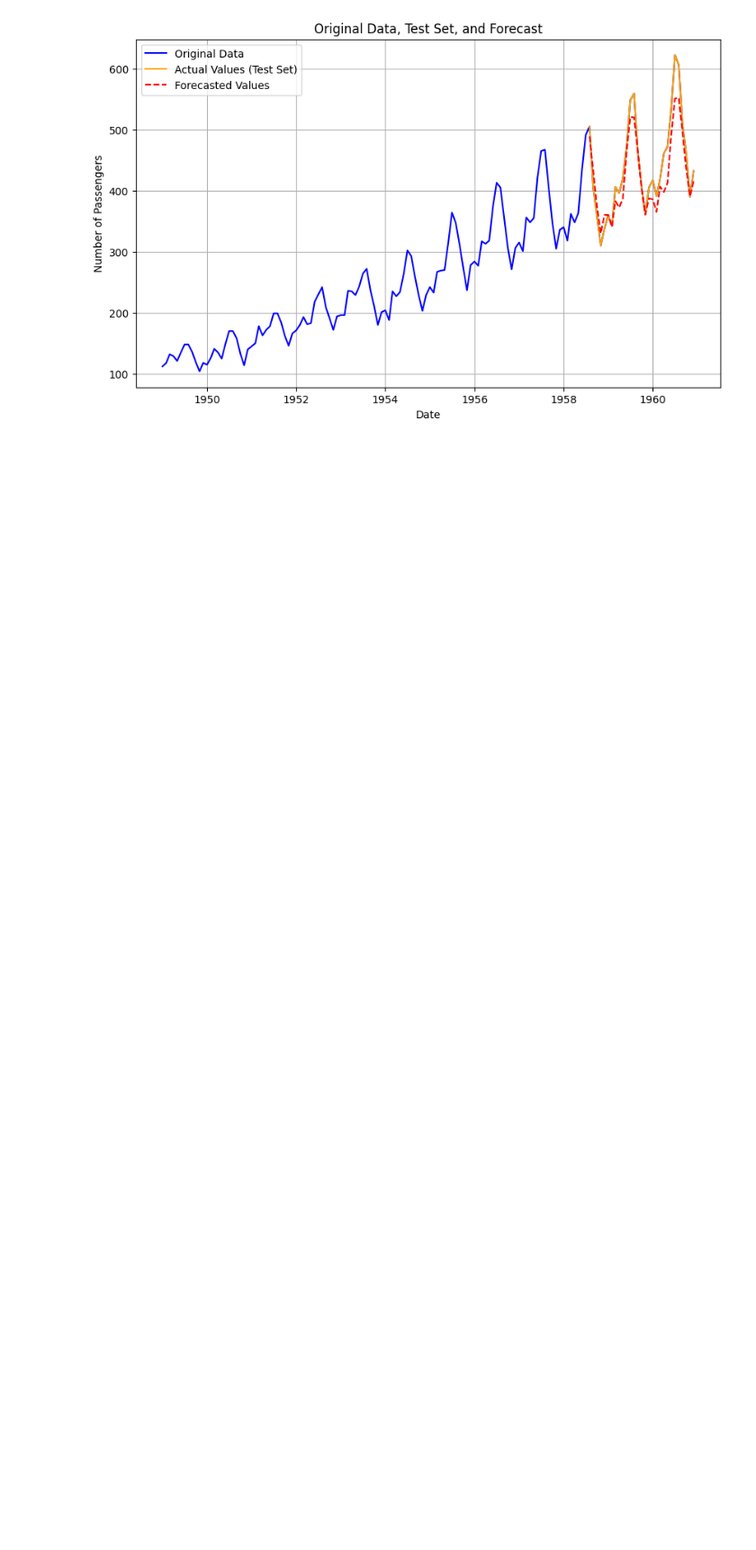
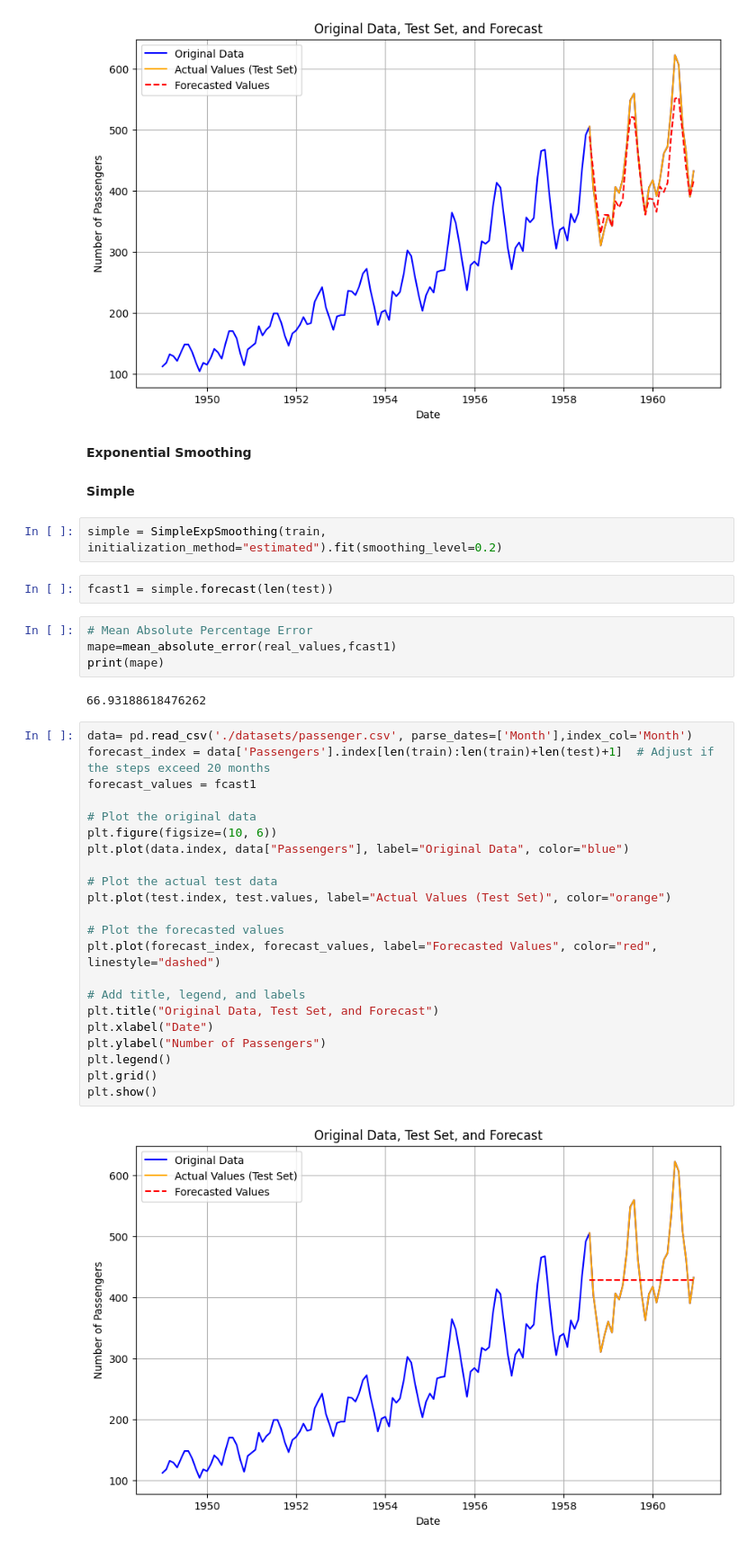
Before and after one commit to Chebil-Ilef/Time-Series-Forecasting, a Jupyter notebook: statistical_models.ipynb, the cells around one changed output. Shown: that part at 90% size. Cells and saved outputs as stored; diff of their text form; blank space fills up the shorter version.

Commit message:
exponential smoothing models

```diff
--- a/statistical_models.ipynb
+++ b/statistical_models.ipynb
@@ -325,3 +326,41 @@ plt.grid()
 plt.show()
 # %% [output]
 [figure]
+# %% [markdown]
+**Exponential Smoothing**
+# %% [markdown]
+**Simple**
+# %%
+simple = SimpleExpSmoothing(train, initialization_method="estimated").fit(smoothing_level=0.2)
+# %%
+fcast1 = simple.forecast(len(test))
+# %%
+# Mean Absolute Percentage Error
+mape=mean_absolute_error(real_values,fcast1)
+print(mape)
+# %% [output]
+66.93188618476262
+# %%
+data= pd.read_csv('./datasets/passenger.csv', parse_dates=['Month'],index_col='Month')
+forecast_index = data['Passengers'].index[len(train):len(train)+len(test)+1]  # Adjust if the steps exceed 20 months
+forecast_values = fcast1
+
+# Plot the original data
+plt.figure(figsize=(10, 6))
+plt.plot(data.index, data["Passengers"], label="Original Data", color="blue")
+
+# Plot the actual test data
+plt.plot(test.index, test.values, label="Actual Values (Test Set)", color="orange")
+
+# Plot the forecasted values
+plt.plot(forecast_index, forecast_values, label="Forecasted Values", color="red", linestyle="dashed")
+
+# Add title, legend, and labels
+plt.title("Original Data, Test Set, and Forecast")
+plt.xlabel("Date")
+plt.ylabel("Number of Passengers")
+plt.legend()
+plt.grid()
+plt.show()
+# %% [output]
+[figure, added]
```
Also changed, not shown: parts of 12 cells of this notebook, 1 other file.
